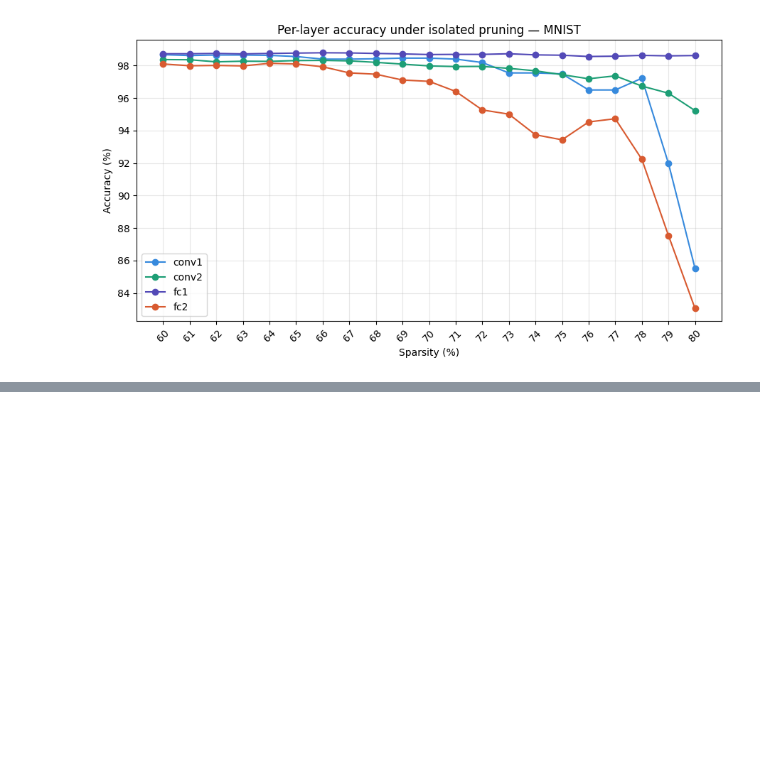
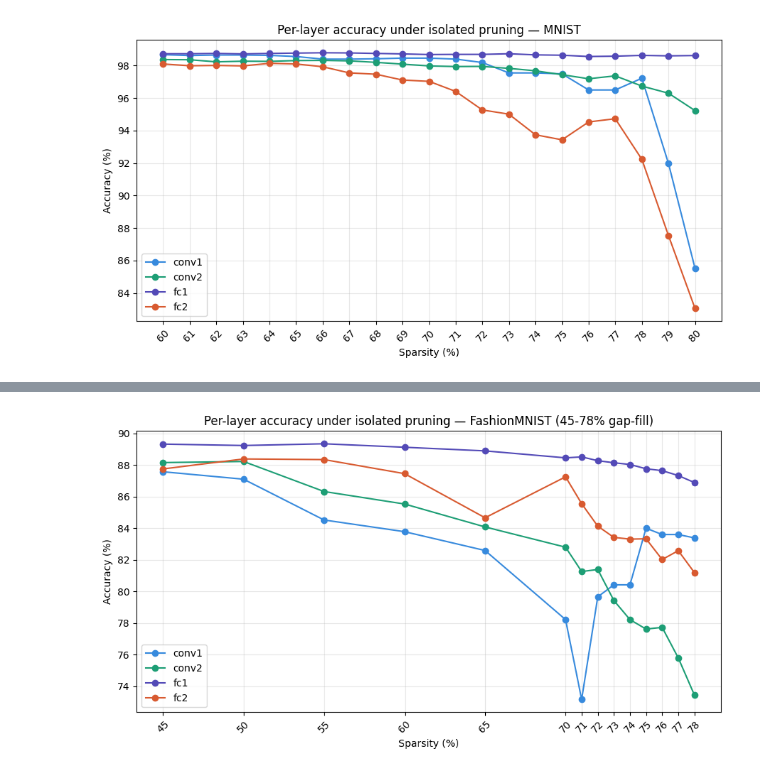
Before and after one commit to HafsaParker/tinyml-pruning-study, a Jupyter notebook: 04_layer_sensitivity_checkpoints.ipynb, the cells around one changed output, grey strips where cells are left out. Saved outputs shown, nothing was run; the diff lists cells and outputs as text; code cells hidden in the pictures; blank space fills up the shorter version.

```diff
--- a/04_layer_sensitivity_checkpoints.ipynb
+++ b/04_layer_sensitivity_checkpoints.ipynb
@@ -232,0 +528,29 @@ fig.show()
+# %%
+import matplotlib.pyplot as plt
+
+sparsity_gapfill = [45, 50, 55, 60, 65, 70, 71, 72, 73, 74, 75, 76, 77, 78]
+
+results_gapfill_manual = {
+    'conv1': [87.57, 87.10, 84.52, 83.78, 82.59, 78.22, 73.17, 79.66, 80.42, 80.42, 84.00, 83.60, 83.60, 83.39],
+    'conv2': [88.15, 88.22, 86.32, 85.53, 84.08, 82.80, 81.26, 81.39, 79.43, 78.22, 77.62, 77.73, 75.80, 73.46],
+    'fc1':   [89.32, 89.23, 89.34, 89.12, 88.89, 88.45, 88.51, 88.27, 88.14, 88.03, 87.76, 87.64, 87.33, 86.89],
+    'fc2':   [87.75, 88.38, 88.34, 87.45, 84.66, 87.25, 85.55, 84.13, 83.42, 83.31, 83.33, 82.02, 82.58, 81.20]
+}
+
+colors = {'conv1': '#378ADD', 'conv2': '#1D9E75', 'fc1': '#534AB7', 'fc2': '#D85A30'}
+
+plt.figure(figsize=(9, 5))
+for layer in results_gapfill_manual:
+    plt.plot(sparsity_gapfill, results_gapfill_manual[layer], marker='o', label=layer, color=colors[layer])
+
+plt.xticks(sparsity_gapfill, rotation=45)
+plt.xlabel('Sparsity (%)')
+plt.ylabel('Accuracy (%)')
+plt.title('Per-layer accuracy under isolated pruning — FashionMNIST (45-78% gap-fill)')
+plt.legend()
+plt.grid(True, alpha=0.3)
+plt.tight_layout()
+plt.savefig('layer_sensitivity_raw_fashion_gapfill.png', dpi=150, bbox_inches='tight')
+plt.show()
+# %% [output]
+[figure, added]
```
Also changed, not shown: parts of 20 cells of this notebook, 5 other files.
